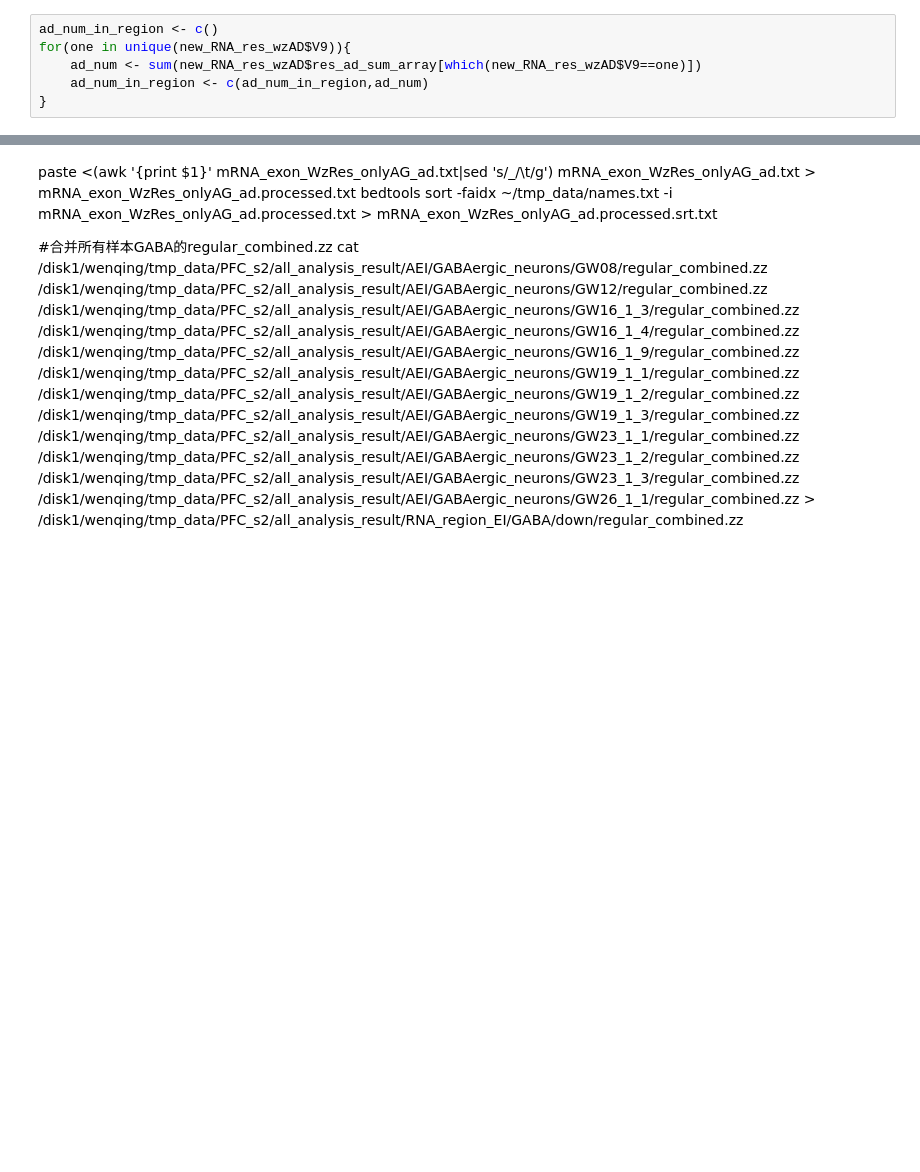
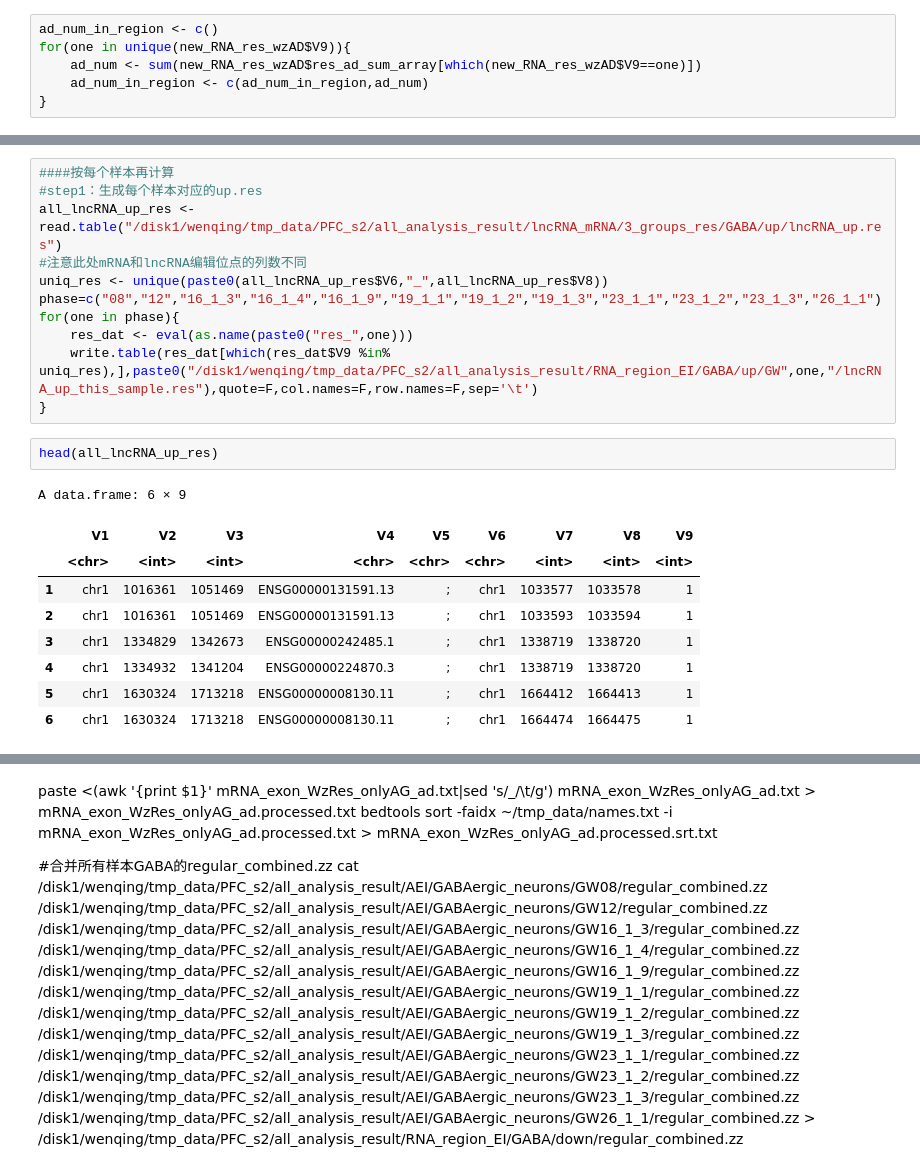
Before and after one commit to Wqing35/scRNA-editing, a Jupyter notebook: lncRNA_mRNA/exon与psi.ipynb, the cells around one changed output, grey strips where cells are left out. Drawn from its saved outputs; the diff is of its cells as text; blank space fills up the shorter version.

```diff
--- a/lncRNA_mRNA/exon与psi.ipynb
+++ b/lncRNA_mRNA/exon与psi.ipynb
@@ -126,0 +397,23 @@ write.table(regionWzRes_onlyAG_ad,"./mRNA_exon_WzRes_onlyAG_ad.txt",sep='\t',col
+# %%
+####按每个样本再计算
+#step1：生成每个样本对应的up.res
+all_lncRNA_up_res <- read.table("/disk1/wenqing/tmp_data/PFC_s2/all_analysis_result/lncRNA_mRNA/3_groups_res/GABA/up/lncRNA_up.res")
+#注意此处mRNA和lncRNA编辑位点的列数不同
+uniq_res <- unique(paste0(all_lncRNA_up_res$V6,"_",all_lncRNA_up_res$V8))
+phase=c("08","12","16_1_3","16_1_4","16_1_9","19_1_1","19_1_2","19_1_3","23_1_1","23_1_2","23_1_3","26_1_1")
+for(one in phase){
+    res_dat <- eval(as.name(paste0("res_",one)))
+    write.table(res_dat[which(res_dat$V9 %in% uniq_res),],paste0("/disk1/wenqing/tmp_data/PFC_s2/all_analysis_result/RNA_region_EI/GABA/up/GW",one,"/lncRNA_up_this_sample.res"),quote=F,col.names=F,row.names=F,sep='\t')
+}
+# %%
+head(all_lncRNA_up_res)
+# %% [output]
+A data.frame: 6 × 9
+|  | V1 | V2 | V3 | V4 | V5 | V6 | V7 | V8 | V9 |
+|  | <chr> | <int> | <int> | <chr> | <chr> | <chr> | <int> | <int> | <int> |
+| 1 | chr1 | 1016361 | 1051469 | ENSG00000131591.13 | ; | chr1 | 1033577 | 1033578 | 1 |
+| 2 | chr1 | 1016361 | 1051469 | ENSG00000131591.13 | ; | chr1 | 1033593 | 1033594 | 1 |
+| 3 | chr1 | 1334829 | 1342673 | ENSG00000242485.1 | ; | chr1 | 1338719 | 1338720 | 1 |
+| 4 | chr1 | 1334932 | 1341204 | ENSG00000224870.3 | ; | chr1 | 1338719 | 1338720 | 1 |
+| 5 | chr1 | 1630324 | 1713218 | ENSG00000008130.11 | ; | chr1 | 1664412 | 1664413 | 1 |
+| 6 | chr1 | 1630324 | 1713218 | ENSG00000008130.11 | ; | chr1 | 1664474 | 1664475 | 1 |
```
Also changed, not shown: parts of 31 cells of this notebook, 20 other files.
